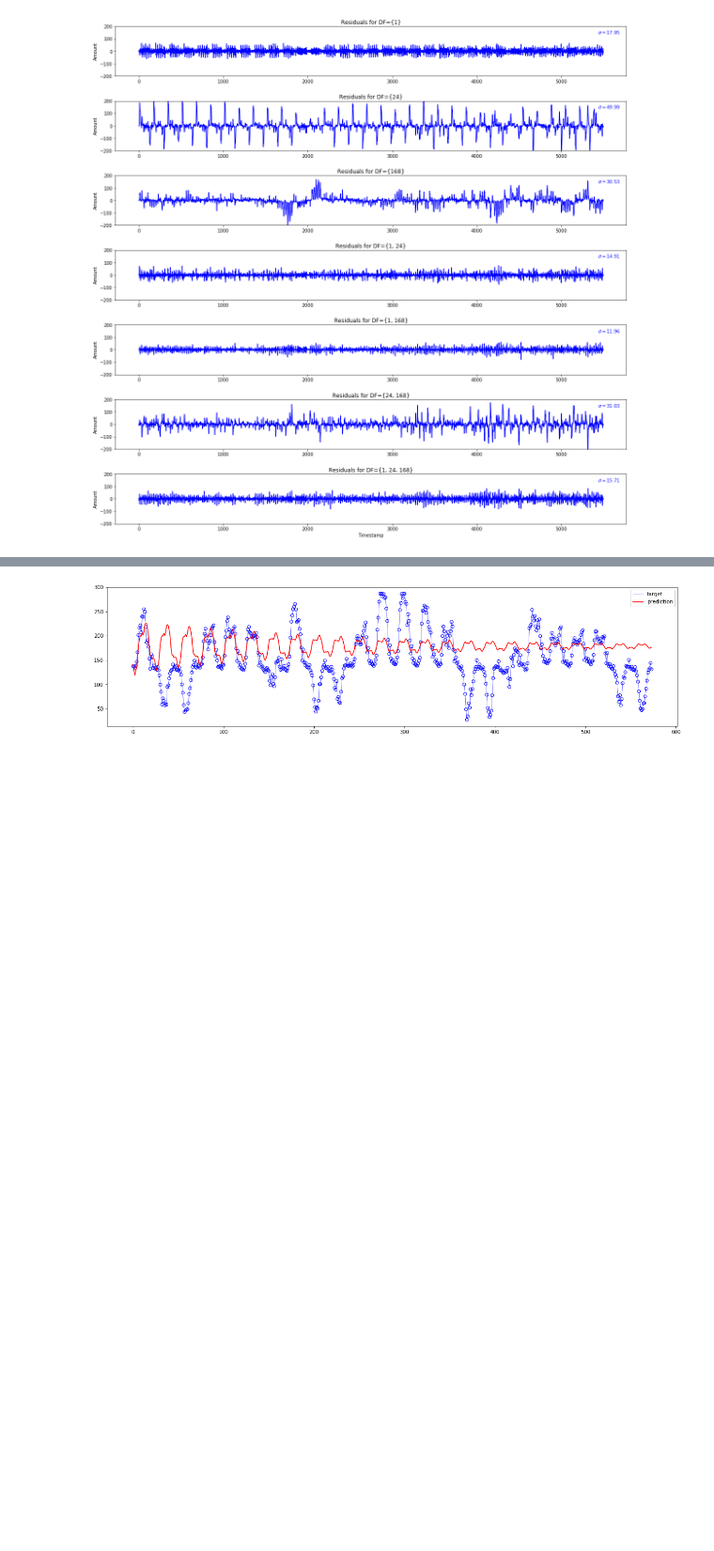
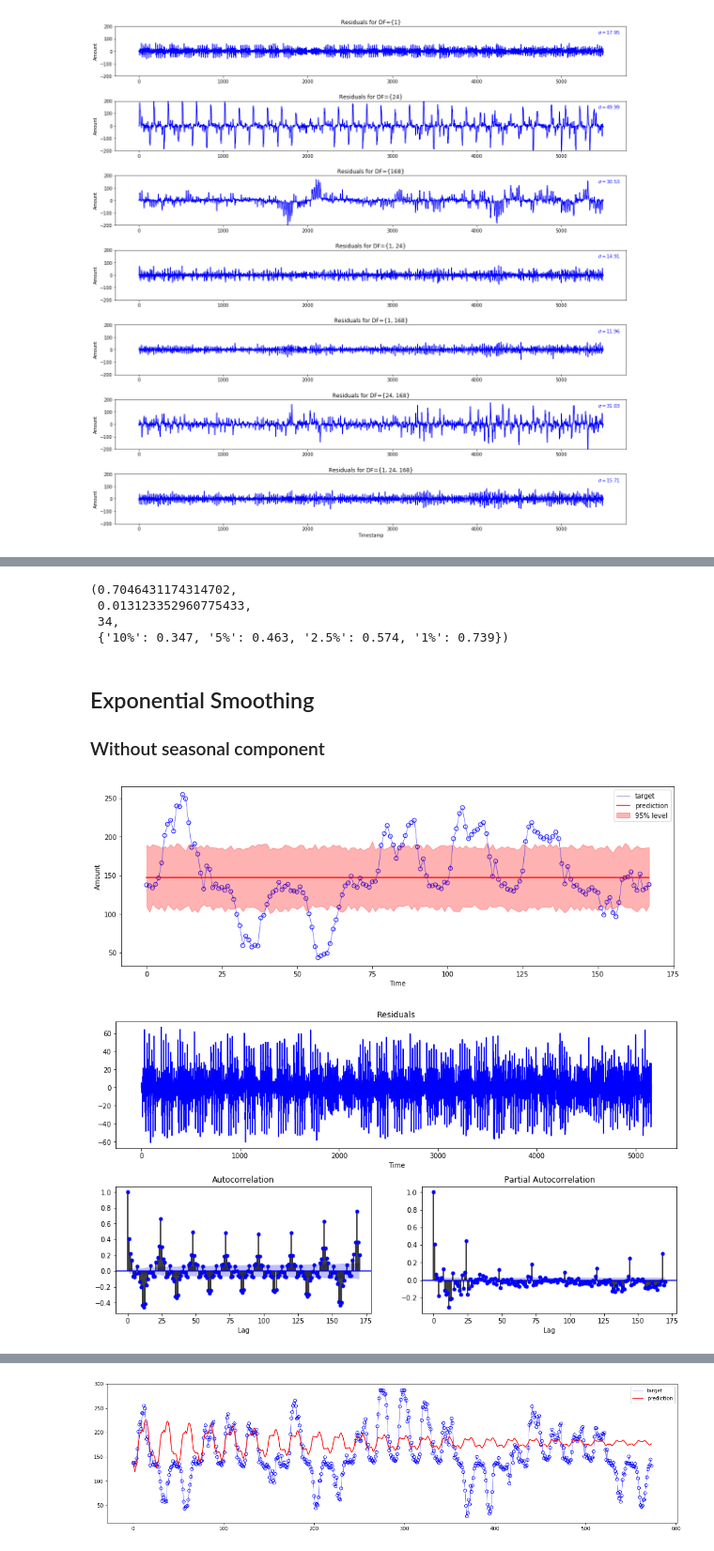
Before and after one commit to joelmfonseca/COM-503, a Jupyter notebook: hw4/hw4.ipynb, the cells around one changed output, grey strips where cells are left out. Shown at 94% size. Saved outputs shown, nothing was run; the diff lists cells and outputs as text; code cells hidden in the pictures; blank space fills up the shorter version.

```diff
--- a/hw4/hw4.ipynb
+++ b/hw4/hw4.ipynb
@@ -151,4 +139,0 @@ We have 5162 samples for training and 574 samples for testing.
-# %%
-model = ARMA(m, order=(0, 1))
-model_fit = model.fit()
-print(model_fit.summary())
@@ -200,3 +139,0 @@ plot_pacf(train, lags=170)
-# %%
-model = auto_arima(train, max_p=10, max_q=10, trace=True, error_action='ignore',
-                   suppress_warnings=True, stepwise=True)
@@ -331,0 +242,11 @@ plot_prediction(model_5, test)
+# %%
+kpss(m)
+# %% [output]
+(0.7046431174314702,
+ 0.013123352960775433,
+ 34,
+ {'10%': 0.347, '5%': 0.463, '2.5%': 0.574, '1%': 0.739})
+# %% [markdown]
+## Exponential Smoothing
+
+### Without seasonal component
@@ -331,0 +259,9 @@ plot_prediction(model_5, test)
+# %%
+hw_model = load('hw_model')
+hw_res = load('hw_res')
+
+plot_predictions(hw_res.resid, hw_model, train, test, 168)
+plot_residual_analysis(hw_res.resid)
+# %% [output]
+[figure, added]
+[figure, added]
```
Also changed, not shown: parts of 44 cells of this notebook, 4 other files.
